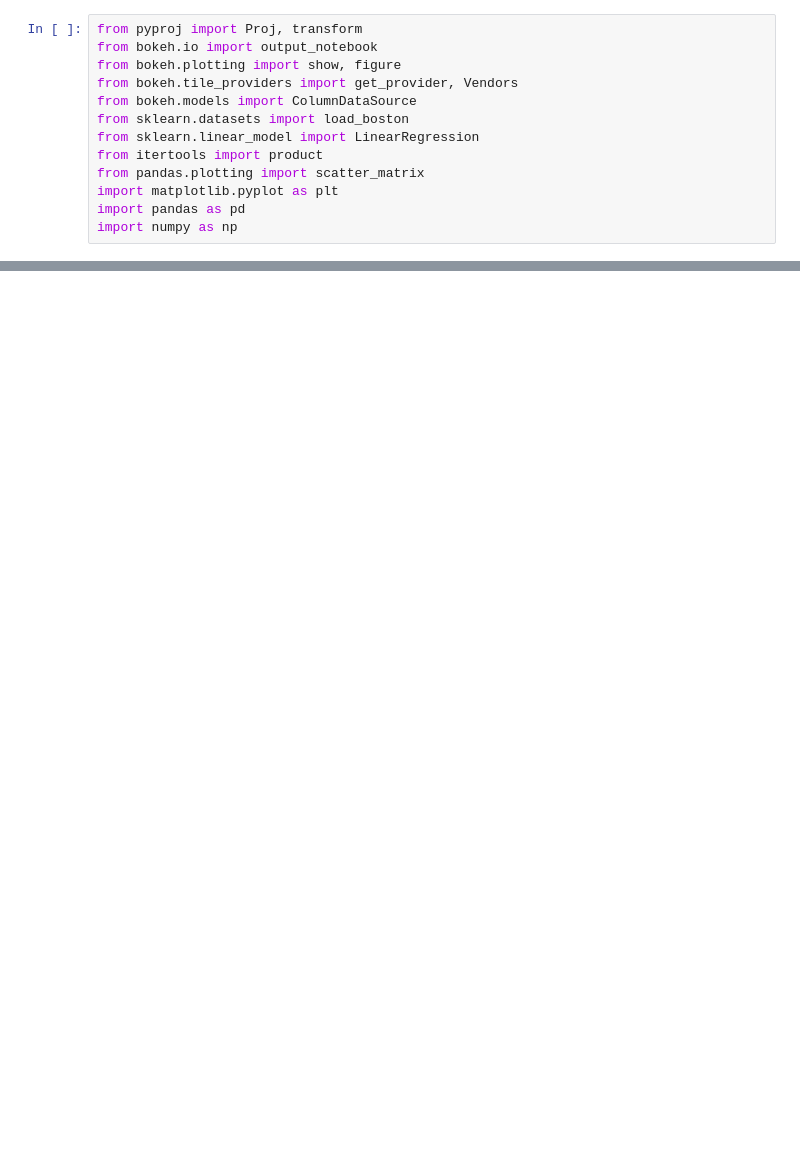
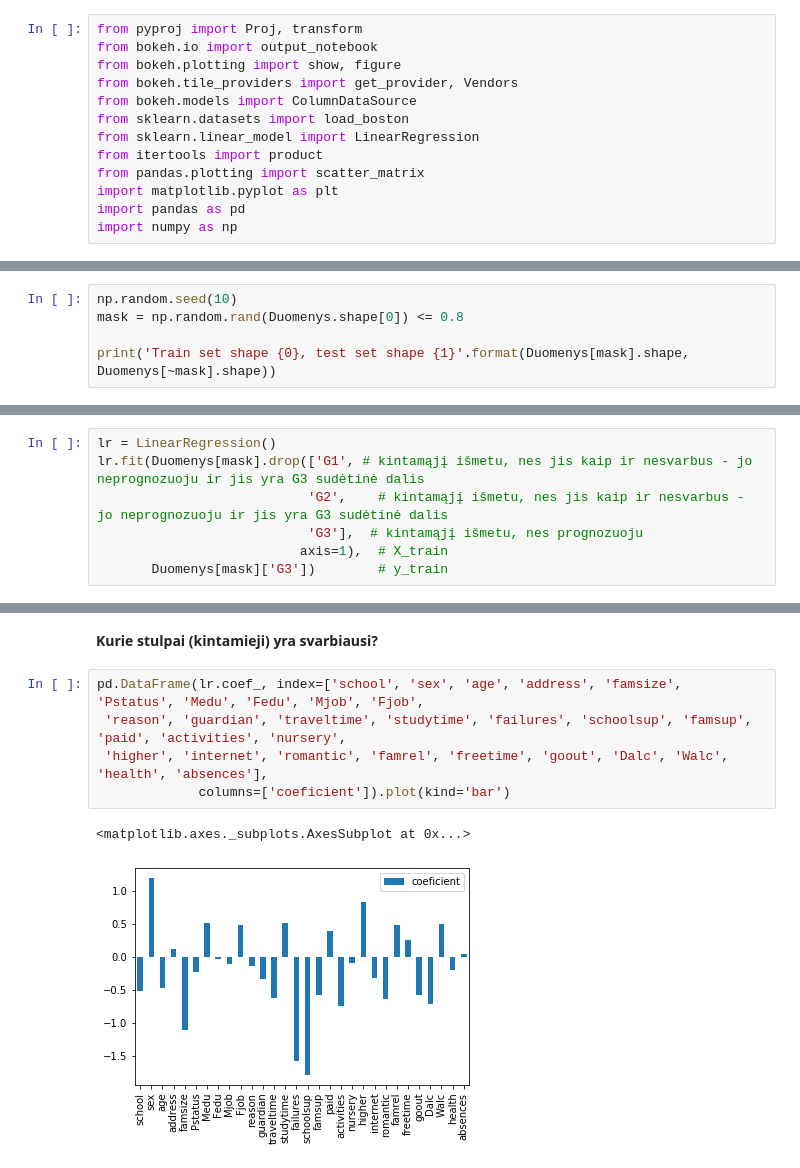
Before and after one commit to robertaskprojektas/Projektas, a Jupyter notebook: Projektas.ipynb, the cells around one changed output, grey strips where cells are left out. Drawn from its saved outputs; the diff is of its cells as text; blank space fills up the shorter version.

```diff
--- a/Projektas.ipynb
+++ b/Projektas.ipynb
@@ -42,0 +151,5 @@ import numpy as np
+# %%
+np.random.seed(10)
+mask = np.random.rand(Duomenys.shape[0]) <= 0.8
+
+print('Train set shape {0}, test set shape {1}'.format(Duomenys[mask].shape, Duomenys[~mask].shape))
@@ -42,0 +160,7 @@ import numpy as np
+# %%
+lr = LinearRegression()
+lr.fit(Duomenys[mask].drop(['G1', # kintamąjį išmetu, nes jis kaip ir nesvarbus - jo neprognozuoju ir jis yra G3 sudėtinė dalis
+                           'G2',    # kintamąjį išmetu, nes jis kaip ir nesvarbus - jo neprognozuoju ir jis yra G3 sudėtinė dalis
+                           'G3'],  # kintamąjį išmetu, nes prognozuoju
+                          axis=1),  # X_train
+       Duomenys[mask]['G3'])        # y_train
@@ -42,0 +176,10 @@ import numpy as np
+# %% [markdown]
+**Kurie stulpai (kintamieji) yra svarbiausi?**
+# %%
+pd.DataFrame(lr.coef_, index=['school', 'sex', 'age', 'address', 'famsize', 'Pstatus', 'Medu', 'Fedu', 'Mjob', 'Fjob',
+ 'reason', 'guardian', 'traveltime', 'studytime', 'failures', 'schoolsup', 'famsup', 'paid', 'activities', 'nursery',
+ 'higher', 'internet', 'romantic', 'famrel', 'freetime', 'goout', 'Dalc', 'Walc', 'health', 'absences'],
+             columns=['coeficient']).plot(kind='bar')
+# %% [output]
+<matplotlib.axes._subplots.AxesSubplot at 0x...>
+[figure, added]
```
Also changed, not shown: parts of 13 cells of this notebook.
